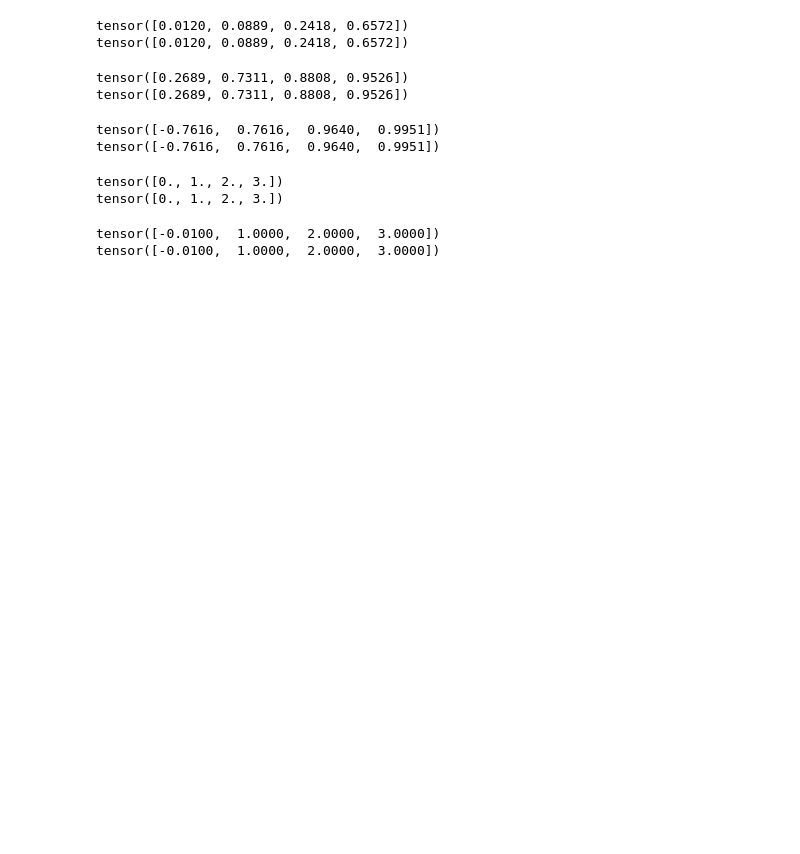
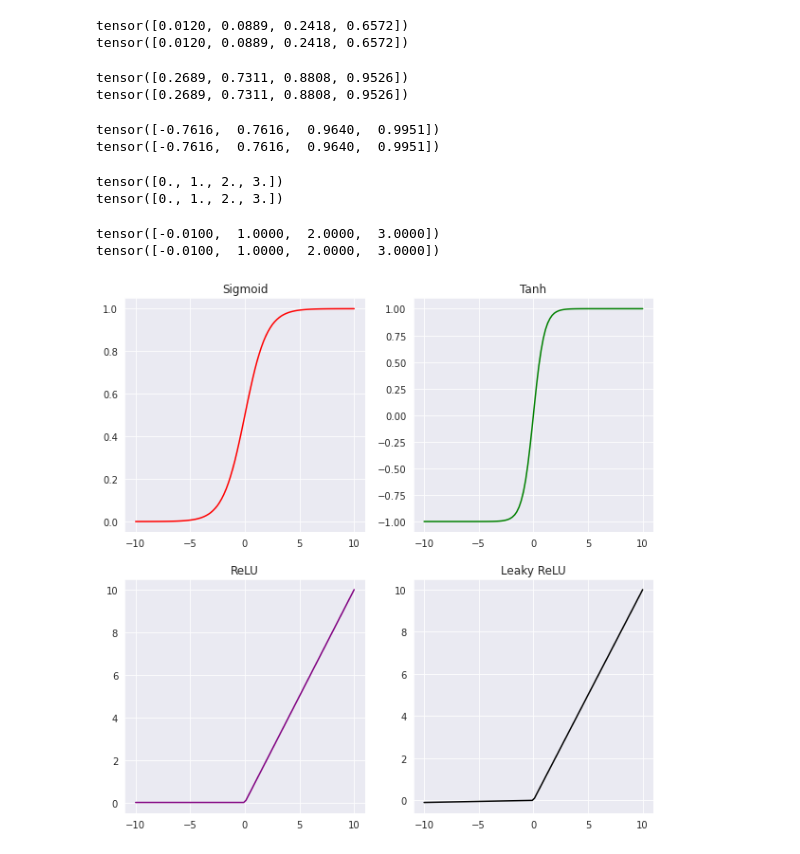
Before and after one commit to BorhanPetgar/PyTorch-tutorial, a Jupyter notebook: 12_activation_functions.ipynb, the cells around one changed output. Saved outputs shown, nothing was run; the diff lists cells and outputs as text; code cells hidden in the pictures; blank space fills up the shorter version.

Commit message:
12_activation_function plot added

```diff
--- a/12_activation_functions.ipynb
+++ b/12_activation_functions.ipynb
@@ -82,3 +82,41 @@ class NeuralNet2(nn.Module):
         out = torch.relu(self.linear1(x))
         out = torch.sigmoid(self.linear2(out))
         return out
+# %%
+# plot
+sns.set_style('darkgrid')
+
+x = torch.linspace(-10, 10, 100)
+sigmoid = torch.sigmoid(x)
+tanh = torch.tanh(x)
+relu = torch.relu(x)
+leaky_relu = torch.nn.functional.leaky_relu(x)
+
+
+fig = plt.figure(figsize=(10,10))
+
+ax1 = fig.add_subplot(221)
+ax2 = fig.add_subplot(222)
+ax3 = fig.add_subplot(223)
+ax4 = fig.add_subplot(224)
+
+ax1.title.set_text('Sigmoid')
+ax2.title.set_text('Tanh')
+ax3.title.set_text('ReLU')
+ax4.title.set_text('Leaky ReLU')
+
+# plt.subplot(2,2,1)
+ax1.plot(x.numpy(), sigmoid.numpy(), 'red')
+
+#plt.subplot(2,2,2)
+ax2.plot(x.numpy(), tanh.numpy(), 'green')
+
+#plt.subplot(2,2,3)
+ax3.plot(x.numpy(), relu.numpy(), 'purple')
+
+#plt.subplot(2,2,4)
+ax4.plot(x.numpy(), leaky_relu.numpy(), 'black')
+
+plt.show()
+# %% [output]
+[figure, added]
```
